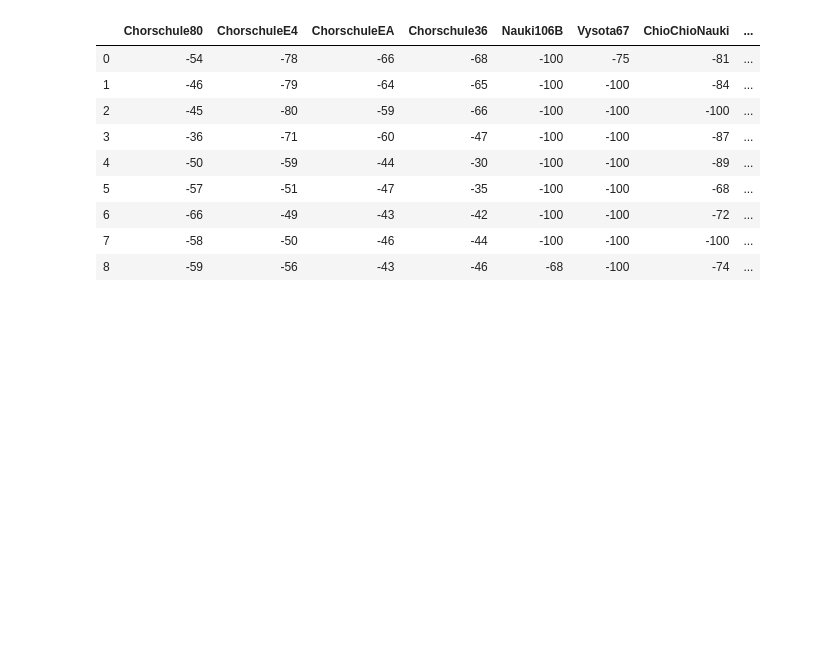
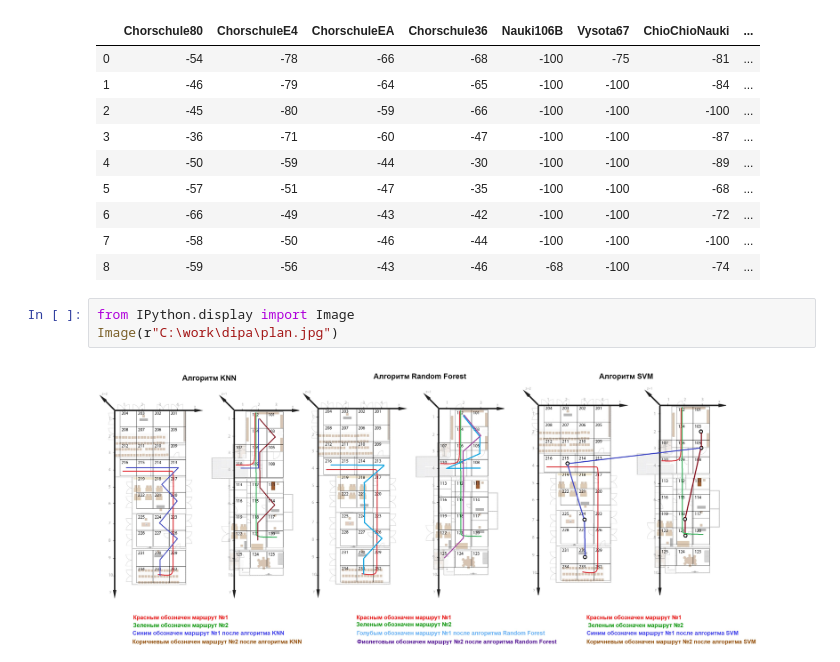
Before and after one commit to lode00/wifi, a Jupyter notebook: Analysis.ipynb, the cells around one changed output. Cells and saved outputs as stored; diff of their text form; blank space fills up the shorter version.

```diff
--- a/Analysis.ipynb
+++ b/Analysis.ipynb
@@ -418,3 +488,8 @@ route2_pred
 | 6 | -66 | -49 | -43 | -42 | -100 | -100 | -72 | ... |
 | 7 | -58 | -50 | -46 | -44 | -100 | -100 | -100 | ... |
 | 8 | -59 | -56 | -43 | -46 | -68 | -100 | -74 | ... |
+# %%
+from IPython.display import Image
+Image(r"C:\work\dipa\plan.jpg")
+# %% [output]
+[figure, added]
```
Also changed, not shown: parts of 13 cells of this notebook, 1 other file.
